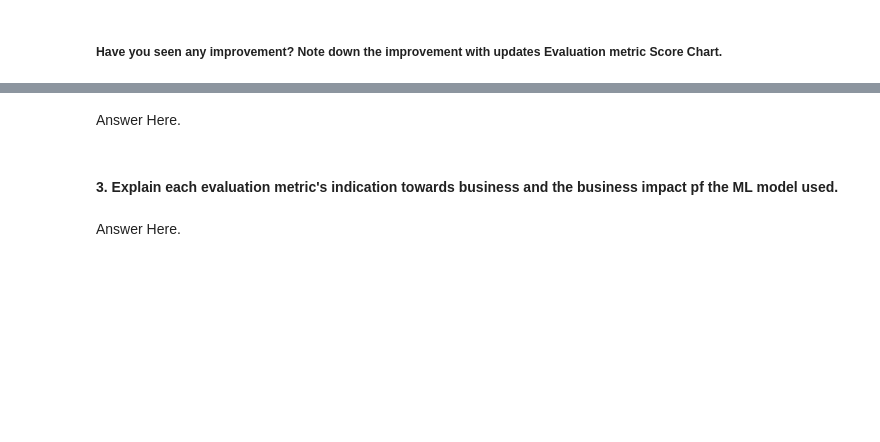
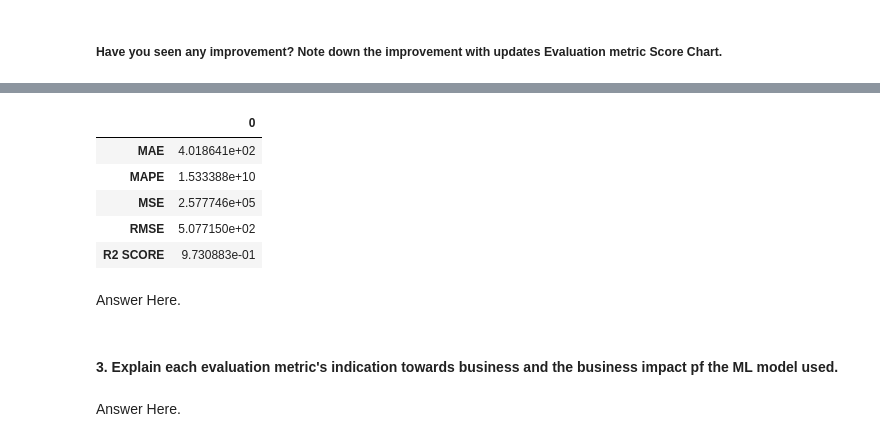
Before and after one commit to Jeetesh-KumarM/CAPSTONE-PROJECT-2-Regression, a Jupyter notebook: Capstone_Project_2_Regression.ipynb, the cells around one changed output, grey strips where cells are left out. Drawn from its saved outputs; the diff is of its cells as text; code cells hidden in the pictures; blank space fills up the shorter version.

```diff
--- a/Capstone_Project_2_Regression.ipynb
+++ b/Capstone_Project_2_Regression.ipynb
@@ -1714,0 +1676,10 @@ print(temp_df)
+# %%
+# Predict on the model
+rdf_pred=rdf.predict(X_test)
+mae=mean_absolute_error(y_test,y_pred_dth)
+mape=mean_absolute_percentage_error(y_test,rdf_pred)
+msqe=mse(y_test,rdf_pred)
+rmsqe=np.sqrt(msqe)
+r2=r2_score(y_test,rdf_pred)
+rdf_pred_metric=pd.DataFrame([mae,mape,msqe,rmsqe,r2],index=['MAE','MAPE','MSE','RMSE','R2 SCORE'])
+print(rdf_pred_metric)
@@ -1961,3 +1925,12 @@ R2 SCORE       0.982835
+# %%
+rdf_pred_metric
+# %% [output]
+|  | 0 |
+| MAE | 4.018641e+02 |
+| MAPE | 1.533388e+10 |
+| MSE | 2.577746e+05 |
+| RMSE | 5.077150e+02 |
+| R2 SCORE | 9.730883e-01 |
 # %% [markdown]
 Answer Here.
 # %% [markdown]
```
Also changed, not shown: parts of 89 cells of this notebook.
